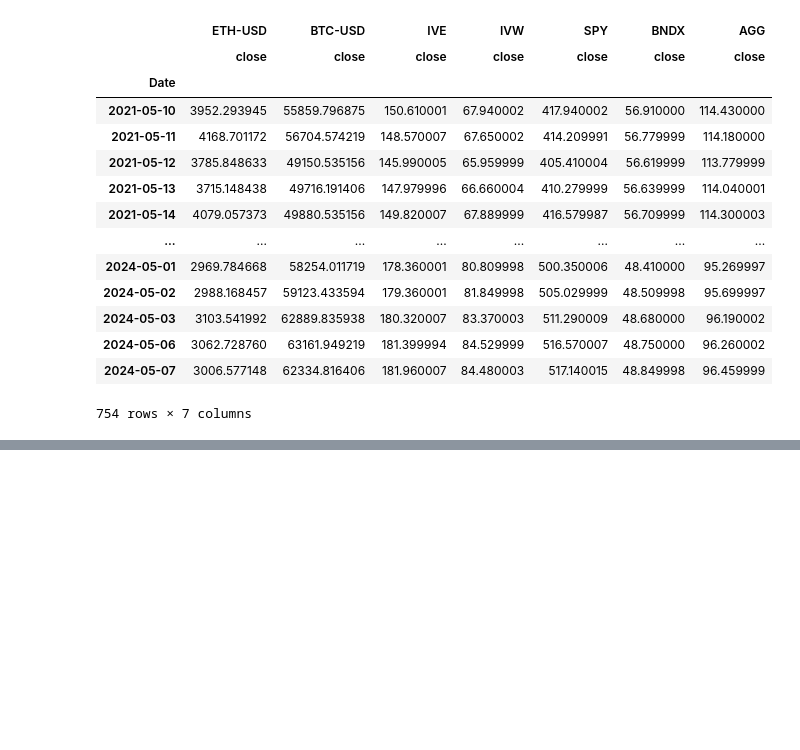
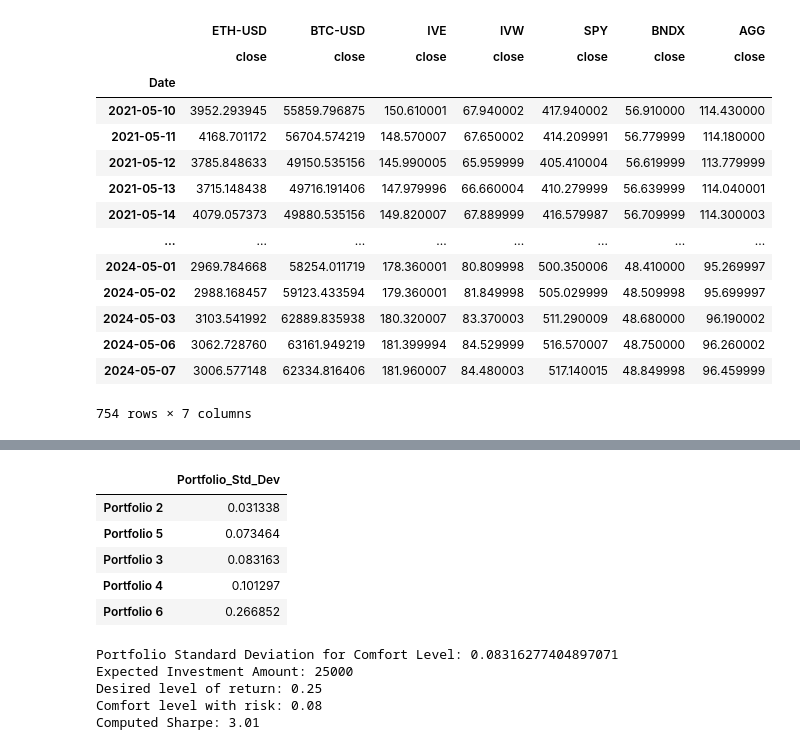
Before and after one commit to Joshbazz/Portfolio-Optimizer, a Jupyter notebook: Optimus_portfolio.ipynb, the cells around one changed output, grey strips where cells are left out. Drawn from its saved outputs; the diff is of its cells as text; code cells hidden in the pictures; blank space fills up the shorter version.

```diff
--- a/Optimus_portfolio.ipynb
+++ b/Optimus_portfolio.ipynb
@@ -463,3 +450,41 @@ Portfolio 5 Risk-Adjusted Efficiency: 0.03
 ------------------------
 ------------------------
 ------------------------
+# %%
+sorted_risk = port_stds[1:-1]
+sorted_risk = sorted_risk.sort_values(by='Portfolio_Std_Dev', ascending=True)
+sorted_risk
+# %% [output]
+|  | Portfolio_Std_Dev |
+| Portfolio 2 | 0.031338 |
+| Portfolio 5 | 0.073464 |
+| Portfolio 3 | 0.083163 |
+| Portfolio 4 | 0.101297 |
+| Portfolio 6 | 0.266852 |
+# %%
+port_dict = {'port_1': (.10, 3.19), 'port_2': (.15, 1.8), 'port_3': (.20, 1.97), 'port_4': (.25, 3.4), 'port_5': (.30, 1.12)}
+
+
+# Prompt the user to input desired level of return
+investment_amount = int(input("Enter your estimated investment amount: "))
+desired_return = float(input("Enter your desired level of return (.10, .15, .20, .25, .30): "))
+
+# Prompt the user to input their comfort level with risk
+comfort_level_risk = int(input("Enter your comfort level with risk (on a scale of 1 to 5): "))
+portfolio_std_dev = sorted_risk.iloc[comfort_level_risk - 1]['Portfolio_Std_Dev']
+
+# Print the selected portfolio standard deviation
+print("Portfolio Standard Deviation for Comfort Level:", portfolio_std_dev)
+user_sharpe = desired_return/portfolio_std_dev
+
+# Print the inputs provided by the user
+print("Expected Investment Amount:", investment_amount)
+print("Desired level of return:", desired_return)
+print("Comfort level with risk:", round(portfolio_std_dev, 2))
+print("Computed Sharpe:", round(user_sharpe, 2))
+# %% [output]
+Portfolio Standard Deviation for Comfort Level: 0.08316277404897071
+Expected Investment Amount: 25000
+Desired level of return: 0.25
+Comfort level with risk: 0.08
+Computed Sharpe: 3.01
```
Also changed, not shown: parts of 14 cells of this notebook, 4 other files.
